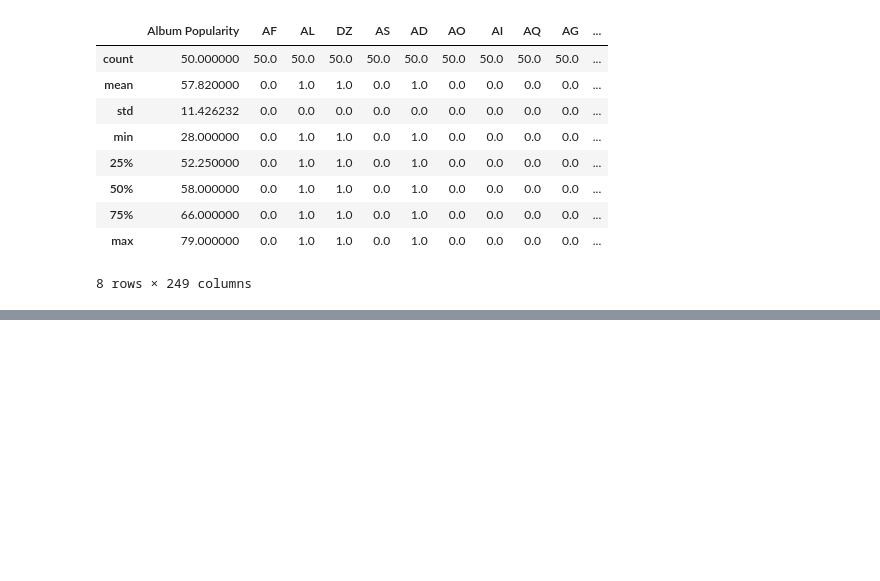
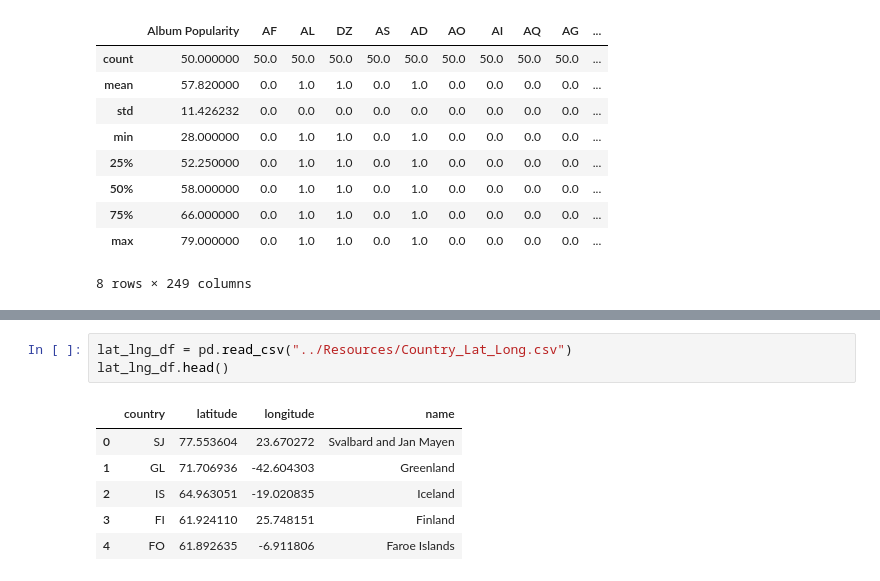
Before and after one commit to cveras33/project-1-group-6, a Jupyter notebook: Python Files/Country_data_availability.ipynb, the cells around one changed output, grey strips where cells are left out. Drawn from its saved outputs; the diff is of its cells as text; blank space fills up the shorter version.

```diff
--- a/Python Files/Country_data_availability.ipynb
+++ b/Python Files/Country_data_availability.ipynb
@@ -377,0 +382,10 @@ not_avail_music #countries without music
+# %%
+lat_lng_df = pd.read_csv("../Resources/Country_Lat_Long.csv")
+lat_lng_df.head()
+# %% [output]
+|  | country | latitude | longitude | name |
+| 0 | SJ | 77.553604 | 23.670272 | Svalbard and Jan Mayen |
+| 1 | GL | 71.706936 | -42.604303 | Greenland |
+| 2 | IS | 64.963051 | -19.020835 | Iceland |
+| 3 | FI | 61.924110 | 25.748151 | Finland |
+| 4 | FO | 61.892635 | -6.911806 | Faroe Islands |
```
Also changed, not shown: parts of 22 cells of this notebook, 11 other files.
